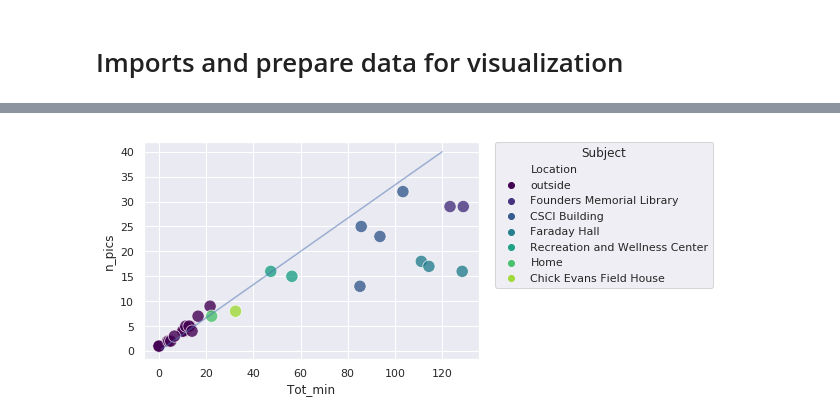
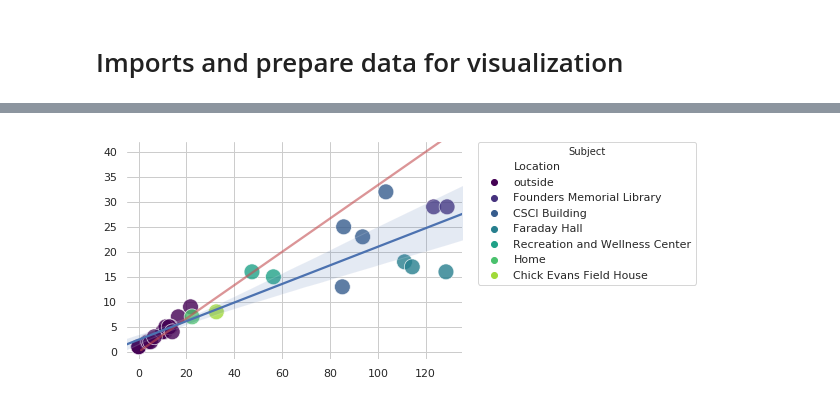
Before and after one commit to SundryTomatoes/gnomon, a Jupyter notebook: scatter_plot.ipynb, the cells around one changed output, grey strips where cells are left out. Saved outputs shown, nothing was run; the diff lists cells and outputs as text; code cells hidden in the pictures.

Commit message:
Finished scatterplot of locs

```diff
--- a/scatter_plot.ipynb
+++ b/scatter_plot.ipynb
@@ -106,18 +61,34 @@ locs
 # %%
 %matplotlib inline
 
-sns.set()
+sns.set_style('whitegrid')
+# matplotlib.rcParams['font.family'] = 'sans-serif'
+# matplotlib.rcParams['font.sans-serif'] = ['Garamond']
 
-# sns.scatterplot(x="Tot_min", y="n_pics", hue="Location", data=locs, alpha=0.8, s=100, palette='viridis')
-ax = sns.scatterplot(x="Tot_min", y="n_pics", hue="Location", data=locs, alpha=0.8, s=150, palette=loc_colors)
+ax = sns.scatterplot(x="Tot_min", y="n_pics", hue="Location", data=locs, style="Location",
+                     alpha=0.8, s=250, palette=loc_colors, markers={loc:'o' for loc in loc_colors.keys()} )
+
 
 plt.legend(title='Subject', bbox_to_anchor=(1.05, 1), loc=2, borderaxespad=0.)
 
-x = np.linspace(1, 120, 120)
+# Plot the line of expectation (1 picture / 3 minutes)
+x = np.linspace(1, 130, 130)
 y = x / 3
 
-plt.plot(x, y, alpha=0.5)
+plt.plot(x, y, alpha=0.6, color='r', linewidth=2.3)
 
-plt.show()
+# Plot the regression line
+ax = sns.regplot(x="Tot_min", y="n_pics", data=locs, scatter=False)
+
+sns.despine(left=True, right=True, bottom=True)
+ax.set_xlabel("")
+ax.set_ylabel("")
+ax.set_xlim([-5, 135])
+ax.set_ylim([-1.5, 42])
+
+# plt.show()
+
+path = os.path.join('scatter_plots', 'scatter_locs.png')
+plt.savefig(path, dpi=750, bbox_inches='tight', format='png', transparent=True)
 # %% [output]
-[figure, old version]
+[figure, new version]
```
Also changed, not shown: parts of 4 cells of this notebook, 2 other files.
